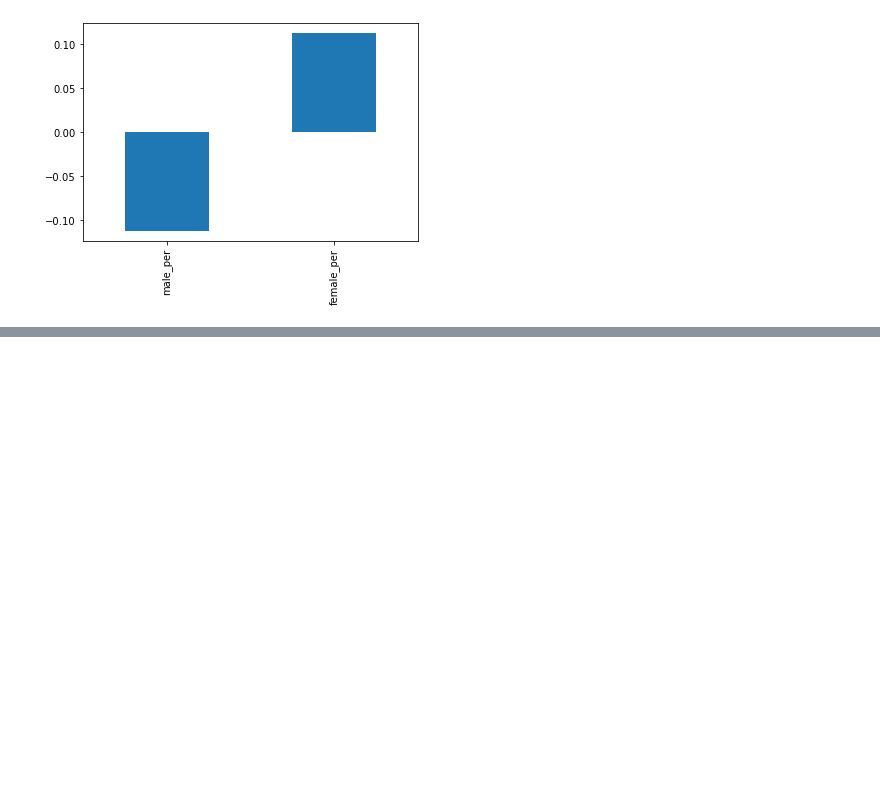
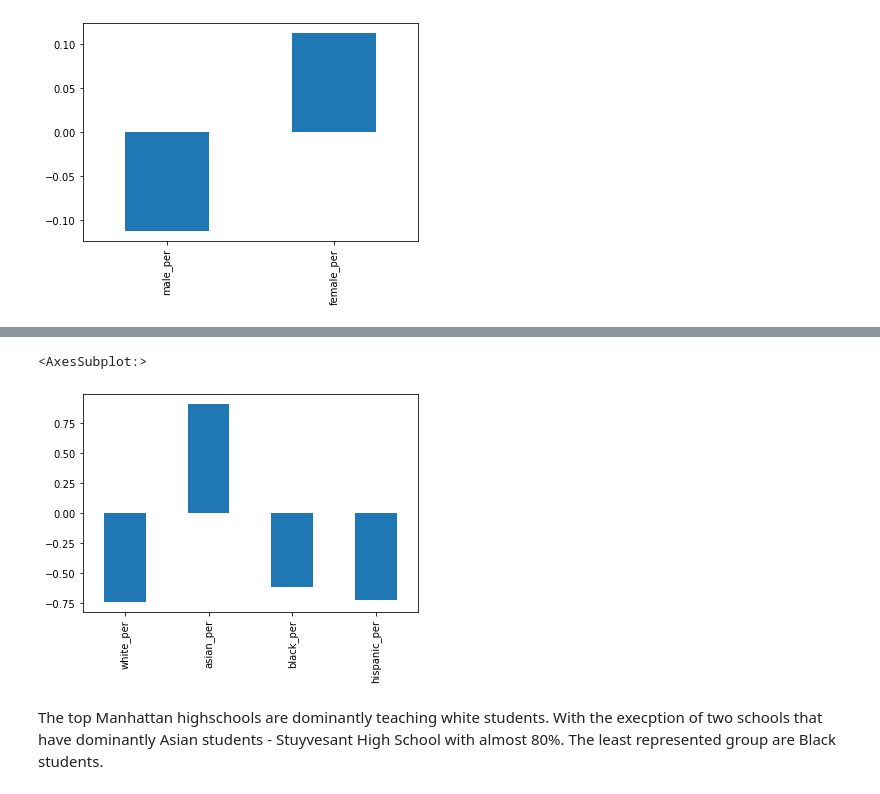
Before and after one commit to Pav-Ini/DataQuest, a Jupyter notebook: 08 NYC SAT Results/nyc_sat.ipynb, the cells around one changed output, grey strips where cells are left out. Saved outputs shown, nothing was run; the diff lists cells and outputs as text; code cells hidden in the pictures; blank space fills up the shorter version.

```diff
--- a/08 NYC SAT Results/nyc_sat.ipynb
+++ b/08 NYC SAT Results/nyc_sat.ipynb
@@ -525,0 +639,8 @@ The plot above shows that high percentage of females at a high schools positivel
+# %%
+manhattan_corr = manhattan_high_sat.corr()["sat_score"]
+manhattan_corr[race_fields].plot.bar()
+# %% [output]
+<AxesSubplot:>
+[figure, added]
+# %% [markdown]
+The top Manhattan highschools are dominantly teaching white students. With the execption of two schools that have dominantly Asian students - Stuyvesant High School with almost 80%. The least represented group are Black students.
```
Also changed, not shown: parts of 18 cells of this notebook.
